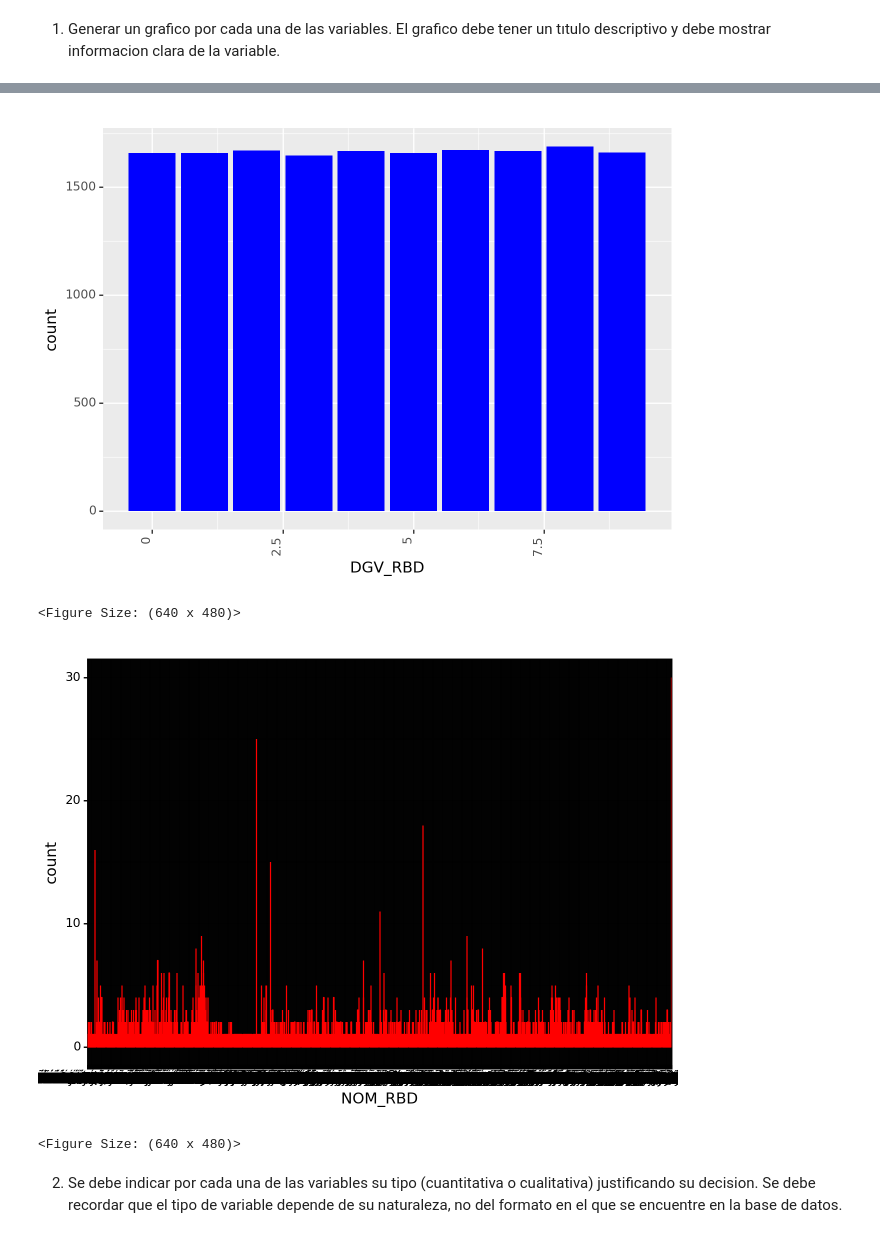
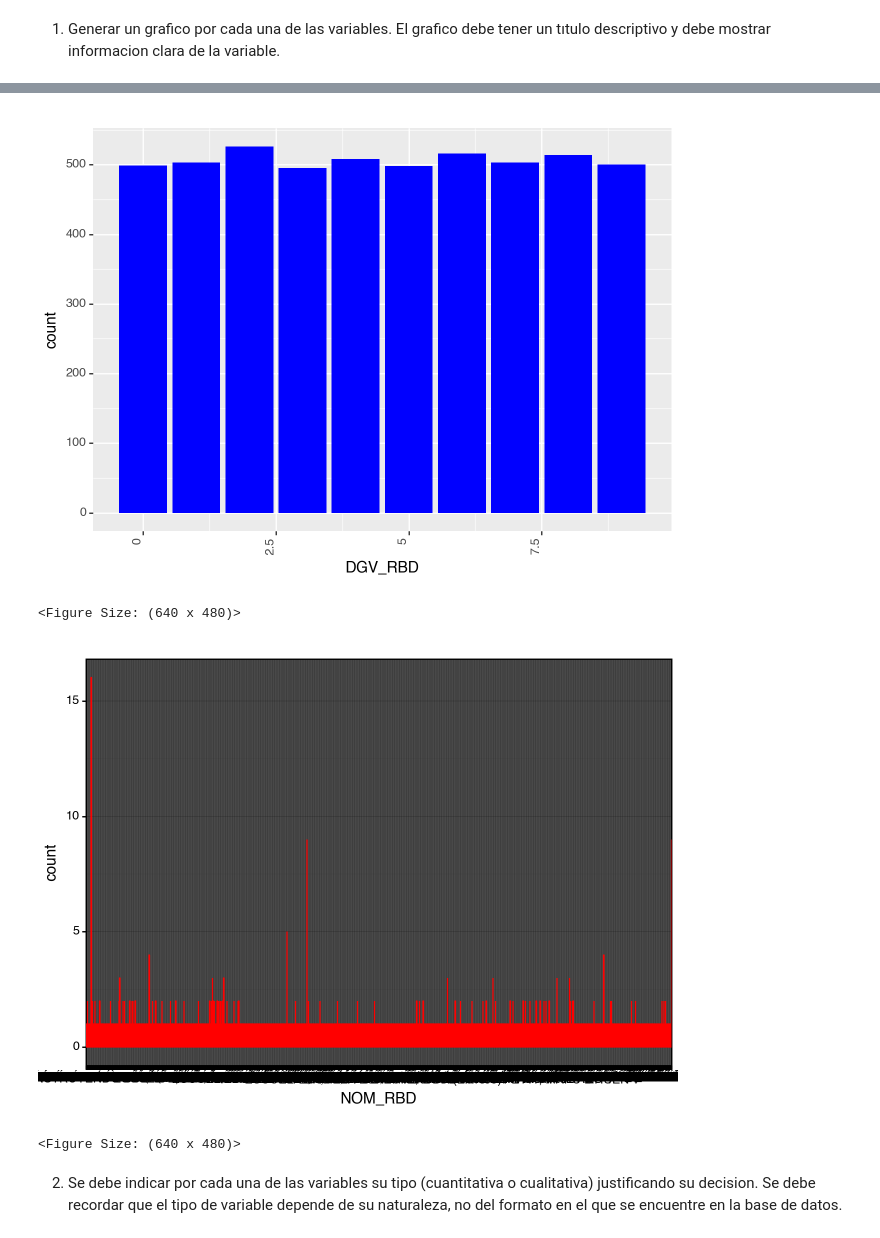
Before and after one commit to Dxeg0o/proyecto_cdd_2, a Jupyter notebook: proyecto.ipynb, the cells around one changed output, grey strips where cells are left out. Saved outputs shown, nothing was run; the diff lists cells and outputs as text; code cells hidden in the pictures.

```diff
--- a/proyecto.ipynb
+++ b/proyecto.ipynb
@@ -92,21 +115,21 @@ informacion clara de la variable.
 <Figure Size: (640 x 480)>
 # %%
 #3
-(ggplot(df)+
+(ggplot(df_regiones)+
  aes(x="DGV_RBD",y="..count..")+
  geom_bar(fill="blue")+
  theme(axis_text_x=element_text(angle=90,hjust=1)))
 # %% [output]
-[figure, old version]
+[figure, new version]
 <Figure Size: (640 x 480)>
 # %%
-(ggplot(df)+
+(ggplot(df_regiones)+
  aes(x="NOM_RBD")+
  geom_bar(color="red",fill="red")+
  theme_linedraw()
 )
 # %% [output]
-[figure, old version]
+[figure, new version]
 <Figure Size: (640 x 480)>
 # %% [markdown]
 2. Se debe indicar por cada una de las variables su tipo (cuantitativa o cualitativa) justificando su decision. Se
```
Also changed, not shown: parts of 9 cells of this notebook.
